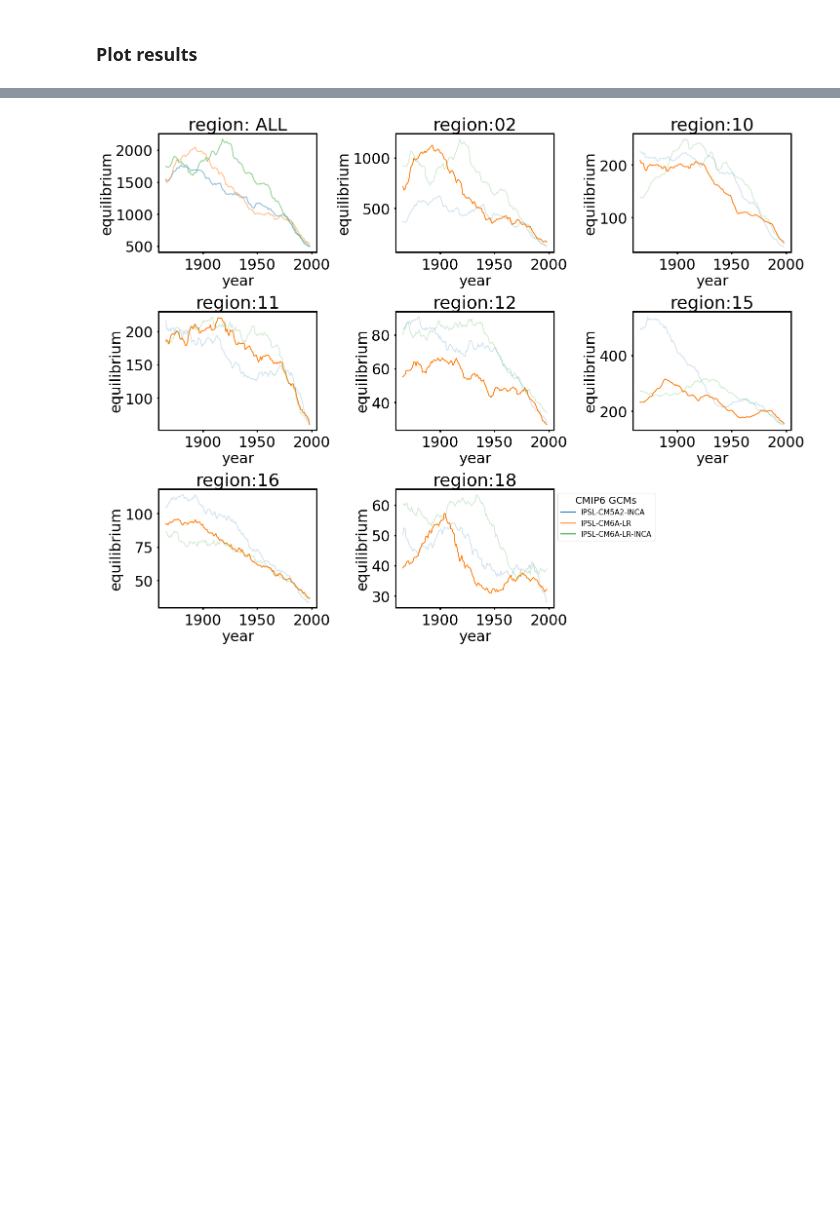
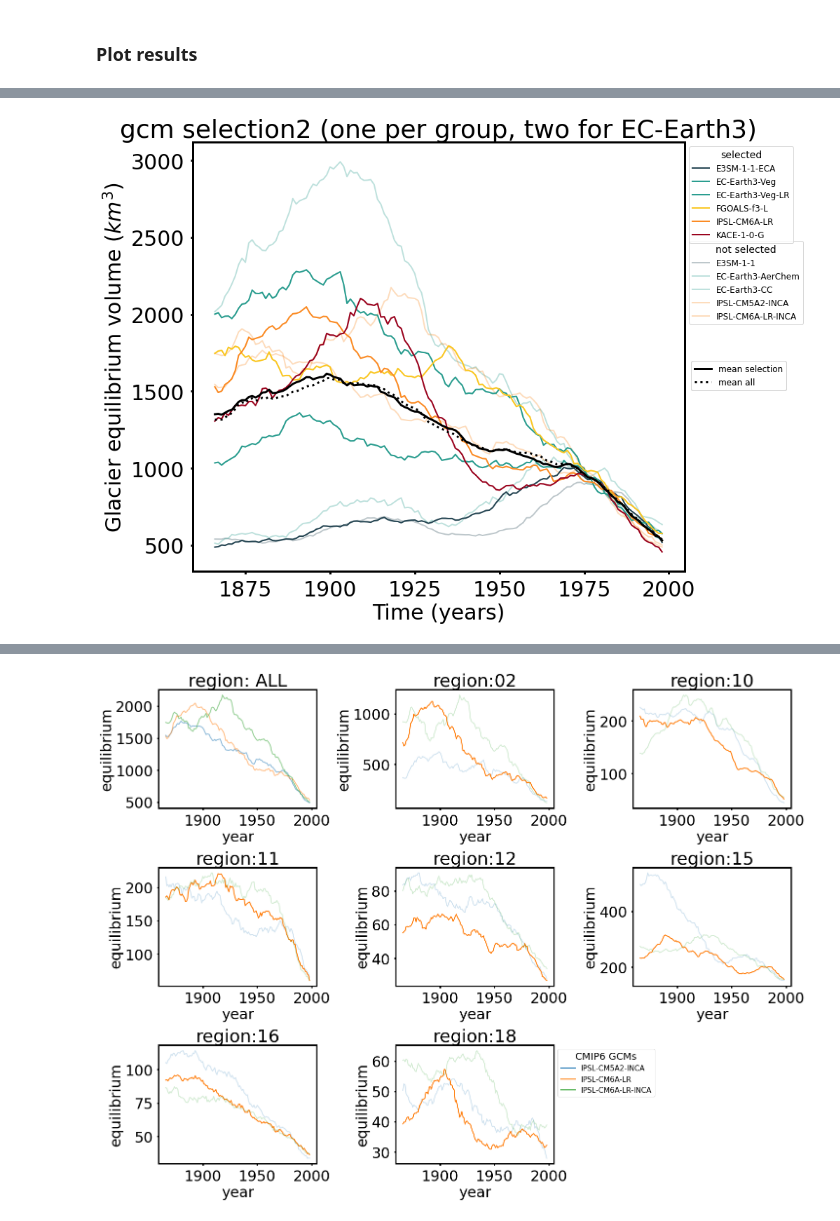
Before and after one commit to juliaeis/OGGM_equilibrium_runs, a Jupyter notebook: merge_output.ipynb, the cells around one changed output, grey strips where cells are left out. Cells and saved outputs as stored; diff of their text form; code cells hidden in the pictures; blank space fills up the shorter version.

```diff
--- a/merge_output.ipynb
+++ b/merge_output.ipynb
@@ -174,2 +180,42 @@ plt.savefig(os.path.join('out','run_CMIP6','plots','global.png'),dpi=300)
+# %%
+selection=['E3SM-1-1-ECA','EC-Earth3-Veg','EC-Earth3-Veg-LR','FGOALS-f3-L','IPSL-CM6A-LR','KACE-1-0-G']
+# only the ones with ssp245
+#selection=['EC-Earth3-CC', 'EC-Earth3-Veg', 'EC-Earth3-Veg-LR', 'FGOALS-f3-L','IPSL-CM6A-LR', 'KACE-1-0-G']
 # %%
-gcm_list=['E3SM-1-1-ECA']
+
+fig = plt.figure(figsize=(15,10))
+fig.patch.set_facecolor('white')
+grid = plt.GridSpec(1,1,wspace=0.1,left=0.15,right=0.8,top=0.95,bottom=0.1)
+ax = fig.add_subplot(grid[0])
+ax.set_prop_cycle(custom_cycler)
+
+all_ds.equilibrium.sum(dim='rgi_id').plot.line(hue='gcm',add_legend=False,alpha=0.3,ax=ax,lw=2);
+#calculate mean
+all_ds.equilibrium.sum(dim='rgi_id').mean(dim='gcm').plot(color='k', linestyle=':',ax=ax,zorder=5)
+all_ds.equilibrium.sel(gcm=selection).sum(dim='rgi_id').mean(dim='gcm').plot(color='k',ax=ax, zorder=5)
+
+for gcm in selection:
+    all_ds.equilibrium.sel(gcm=gcm).sum(dim='rgi_id').plot.line(add_legend=False,color=gcm_cmap(list(all_ds.gcm.values).index(gcm)),ax=ax,lw=2);
+# legend selection
+custom_lines = [Line2D([0], [0], color=gcm_cmap(list(all_ds.gcm.values).index(gcm)), lw=2) for gcm in selection]
+leg = ax.legend(custom_lines, selection,fontsize=12,bbox_to_anchor=(1.23,1))
+leg.set_title('selected',prop={'size':14})
+
+# legend selection
+custom_lines = [Line2D([0], [0], color=gcm_cmap(list(all_ds.gcm.values).index(gcm)), alpha=0.3, lw=2) for gcm in all_ds.drop_sel(gcm=selection).gcm.values]
+leg2 = ax.legend(custom_lines, all_ds.drop_sel(gcm=selection).gcm.values,fontsize=12,bbox_to_anchor=(1.25,0.78))
+leg2.set_title('not selected',prop={'size':14})
+
+custom_lines=[Line2D([0],[0],color='k',lw=3)]+[Line2D([0],[0],color='k',linestyle=':',lw=3)]
+leg3 = ax.legend(custom_lines,['mean selection', 'mean all'], fontsize=12, bbox_to_anchor=(1.215,0.5))
+
+ax.add_artist(leg2)
+ax.add_artist(leg)
+ax.add_artist(leg3)
+ax.set_ylabel(r'Glacier equilibrium volume ($km^3$)')
+ax.set_xlabel('Time (years)')
+ax.set_title('gcm selection2 (one per group, two for EC-Earth3)')
+
+plt.savefig(os.path.join('out','run_CMIP6','plots','selection3.png'),dpi=300)
+# %% [output]
+[figure, added]
```
Also changed, not shown: parts of 9 cells of this notebook, 3 other files.
